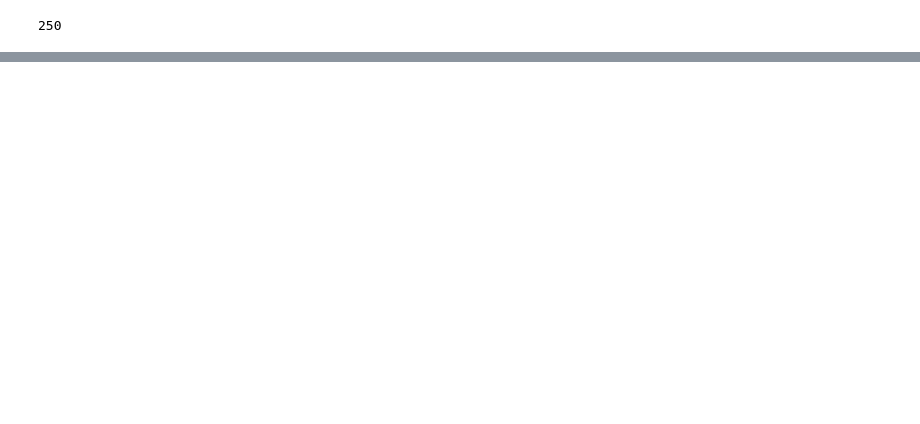
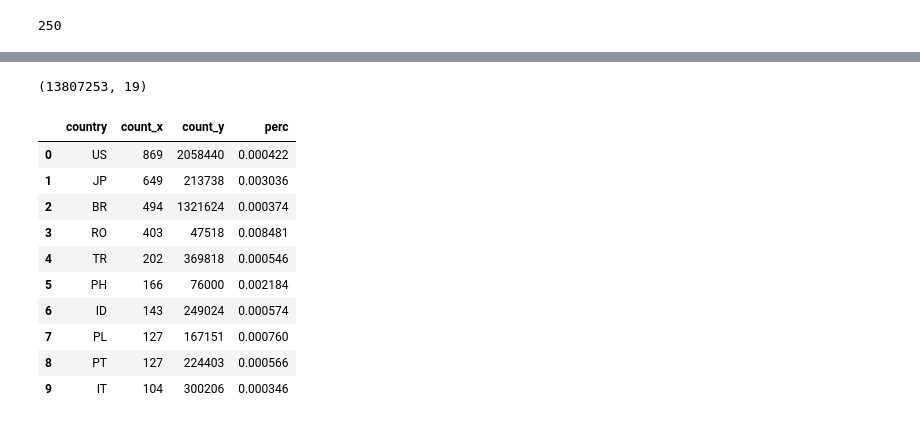
Before and after one commit to kennyjoseph/orcid_gender_equality_paradox_processing, a Jupyter notebook: 01_data_cleaning.ipynb, the cells around one changed output, grey strips where cells are left out. Saved outputs shown, nothing was run; the diff lists cells and outputs as text; code cells hidden in the pictures; blank space fills up the shorter version.

```diff
--- a/01_data_cleaning.ipynb
+++ b/01_data_cleaning.ipynb
@@ -715,0 +822,6 @@ d = d.assign(clean_affiliation = d.translated_affiliation.apply(clean_fieldnames
+# %%
+# Drop affiliations that are None/empty or consist only of digits/whitespace
+before = len(d)
+d = d[d.clean_affiliation.notna()]
+d = d[~d.clean_affiliation.str.fullmatch(r'[\d\s]+')]
+print(f"Dropped {before - len(d)} rows with empty or numbers-only clean_affiliation")
@@ -765,0 +885,4 @@ d.shape
+# %%
+mask = ((d["clean_affiliation"].str.contains("universi|student|college", na=False)) &
+        (~d["clean_affiliation"].isin(["school", "postgraduate", "high school"]))
+       )
@@ -766,3 +925,6 @@ d.shape
+# %%
+non_academic_fields = pd.read_csv("data/classified_nonacademic.csv")
 # %%
-d.sample(10)
+mask = d.clean_affiliation.isin(non_academic_fields.cmd)
+mask.sum()
 # %% [output]
@@ -780,2 +939,24 @@ d.sample(10)
+# %%
+d.shape
+# %% [output]
+(13807253, 19)
 # %%
 d.to_parquet("data/final_cleaning_dataset.parquet")
+# %%
+mg = pd.merge(d[d.affiliation.str.contains("letters")].country.value_counts().reset_index(),
+         d.country.value_counts().reset_index(),
+         on="country")
+mg['perc'] =mg.count_x/mg.count_y
+mg.head(10)
+# %% [output]
+|  | country | count_x | count_y | perc |
+| 0 | US | 869 | 2058440 | 0.000422 |
+| 1 | JP | 649 | 213738 | 0.003036 |
+| 2 | BR | 494 | 1321624 | 0.000374 |
+| 3 | RO | 403 | 47518 | 0.008481 |
+| 4 | TR | 202 | 369818 | 0.000546 |
+| 5 | PH | 166 | 76000 | 0.002184 |
+| 6 | ID | 143 | 249024 | 0.000574 |
+| 7 | PL | 127 | 167151 | 0.000760 |
+| 8 | PT | 127 | 224403 | 0.000566 |
+| 9 | IT | 104 | 300206 | 0.000346 |
```
Also changed, not shown: parts of 48 cells of this notebook, 3 other files.
